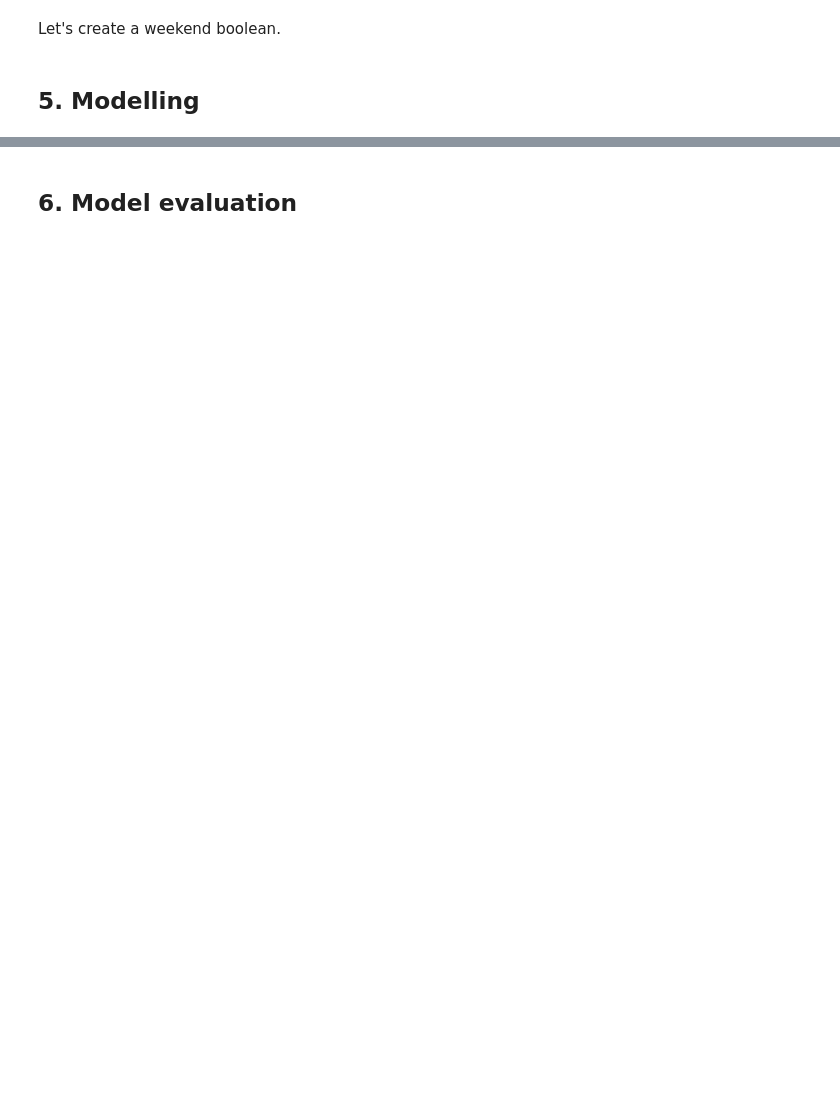
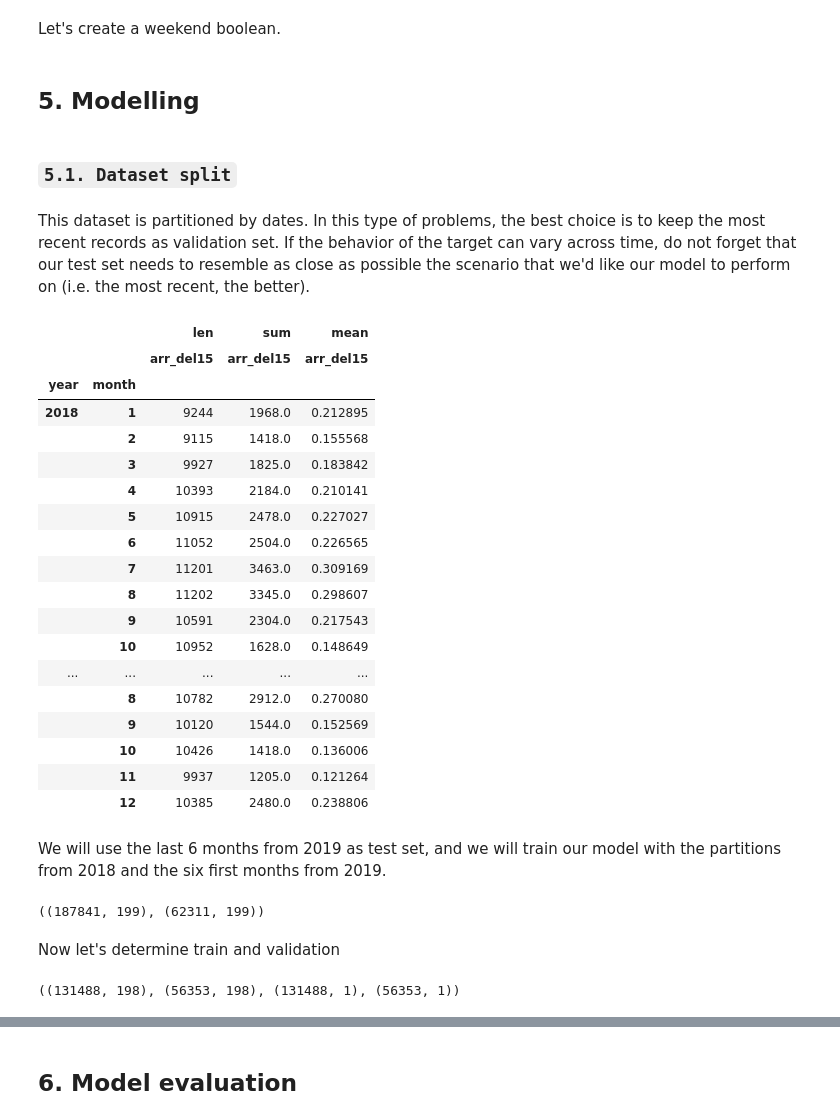
Before and after one commit to hidiegorguez/JFK-Delay-Prediction, a Jupyter notebook: jfk_delay_prediction.ipynb, the cells around one changed output, grey strips where cells are left out. Drawn from its saved outputs; the diff is of its cells as text; code cells hidden in the pictures; blank space fills up the shorter version.

```diff
--- a/jfk_delay_prediction.ipynb
+++ b/jfk_delay_prediction.ipynb
@@ -575,3 +576,37 @@ df['weekend']=(df['weekday']>=5).astype(int)
 df.drop(columns=['fl_date'],inplace=True)
 # %% [markdown]
 ## 5. Modelling
+# %% [markdown]
+### `5.1. Dataset split`
+# %% [markdown]
+This dataset is partitioned by dates. In this type of problems, the best choice is to keep the most recent records as validation set. If the behavior of the target can vary across time, do not forget that our test set needs to resemble as close as possible the scenario that we'd like our model to perform on (i.e. the most recent, the better).
+# %%
+df.pivot_table(index=['year','month'], values='arr_del15', aggfunc=[len, sum, np.mean])
+# %% [output]
+|  |  | len | sum | mean |
+|  |  | arr_del15 | arr_del15 | arr_del15 |
+| year | month |  |  |  |
+| 2018 | 1 | 9244 | 1968.0 | 0.212895 |
+|  | 2 | 9115 | 1418.0 | 0.155568 |
+|  | 3 | 9927 | 1825.0 | 0.183842 |
+|  | 4 | 10393 | 2184.0 | 0.210141 |
+|  | 5 | 10915 | 2478.0 | 0.227027 |
+|  | 6 | 11052 | 2504.0 | 0.226565 |
+|  | 7 | 11201 | 3463.0 | 0.309169 |
+|  | 8 | 11202 | 3345.0 | 0.298607 |
+|  | 9 | 10591 | 2304.0 | 0.217543 |
+|  | 10 | 10952 | 1628.0 | 0.148649 |
+| ... | ... | ... | ... | ... |
+|  | 8 | 10782 | 2912.0 | 0.270080 |
+|  | 9 | 10120 | 1544.0 | 0.152569 |
+|  | 10 | 10426 | 1418.0 | 0.136006 |
+|  | 11 | 9937 | 1205.0 | 0.121264 |
+|  | 12 | 10385 | 2480.0 | 0.238806 |
+# %% [markdown]
+We will use the last 6 months from 2019 as test set, and we will train our model with the partitions from 2018 and the six first months from 2019.
+# %%
+train=df[(df.year==2018) | (df.month<7)]
+test=df[(df.year==2019) & (df.month>6)]
+train.shape,test.shape
+# %% [output]
+((187841, 199), (62311, 199))
@@ -577,0 +618,7 @@ df.drop(columns=['fl_date'],inplace=True)
+# %% [markdown]
+Now let's determine train and validation
+# %%
+X_train, X_val, y_train, y_val = model_selection.train_test_split(X_train_, y_train_,test_size = 0.30, random_state = 42)
+X_train.shape,X_val.shape,y_train.shape,y_val.shape
+# %% [output]
+((131488, 198), (56353, 198), (131488, 1), (56353, 1))
```
Also changed, not shown: parts of 35 cells of this notebook.
